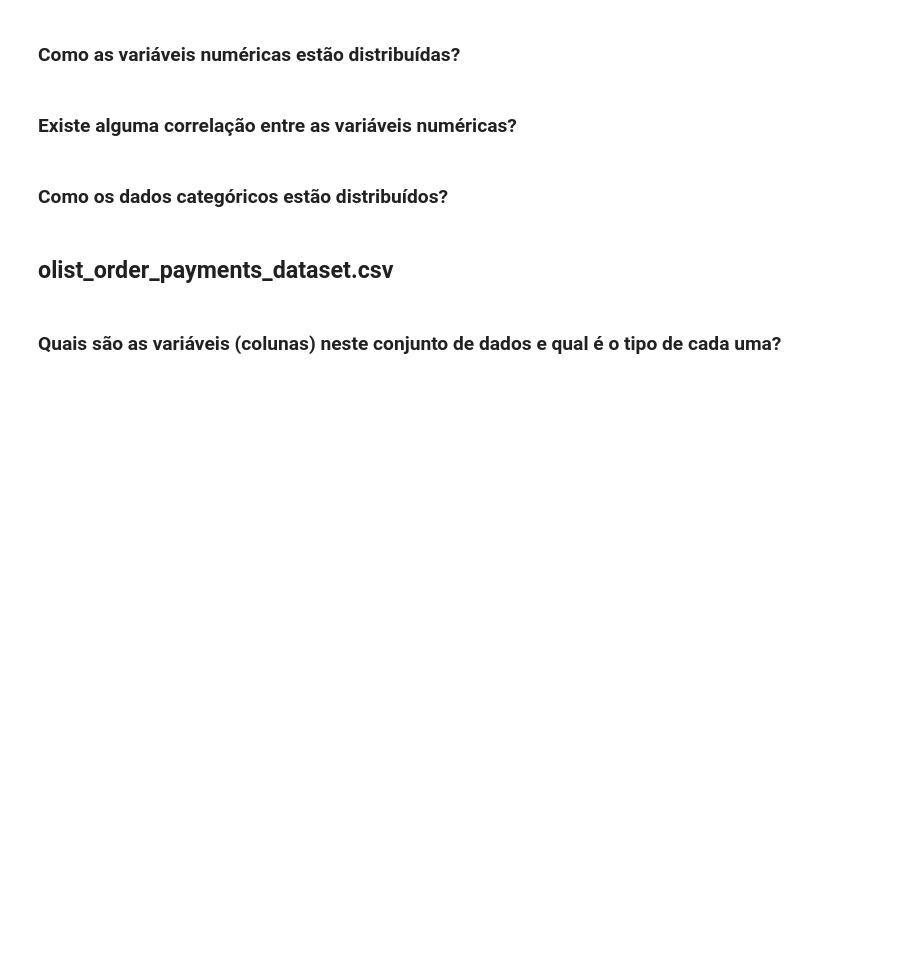
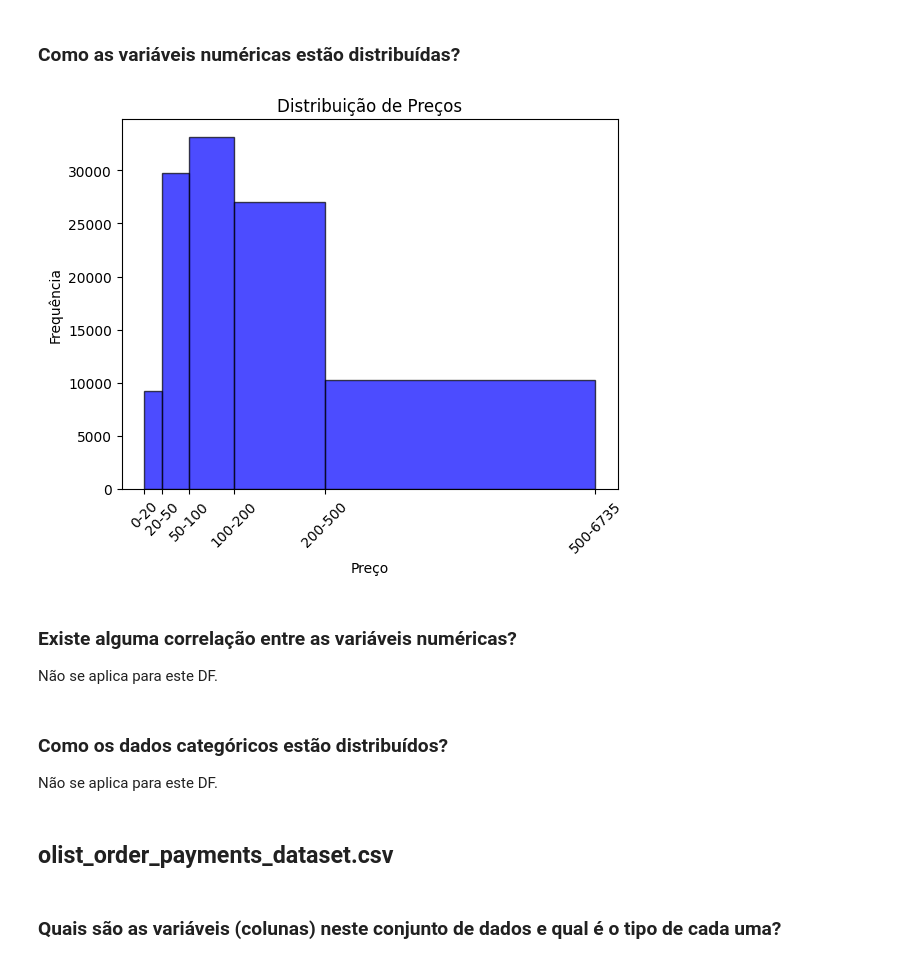
Before and after one commit to 4m0r1m/estatistica-um-projeto, a Jupyter notebook: notebook_projeto.ipynb, the cells around one changed output. Drawn from its saved outputs; the diff is of its cells as text; code cells hidden in the pictures; blank space fills up the shorter version.

Commit message:
Analise dataset order_items

```diff
--- a/notebook_projeto.ipynb
+++ b/notebook_projeto.ipynb
@@ -151,3 +151,7 @@ Não se aplica para este DF.
 ## olist_order_items_dataset.csv
 # %%
 order_items_path = f'{DATASET_PATH}olist_order_items_dataset.csv'
+
+df_order_items = pd.read_csv(order_items_path)
+
+df_order_items.head()
@@ -160,9 +211,25 @@ order_items_path = f'{DATASET_PATH}olist_order_items_dataset.csv'
 # %% [markdown]
 ### Como as variáveis numéricas estão distribuídas?
+# %%
+precos = df_order_items['price']
+
+bins = [0, 20, 50, 100, 200, 500, np.inf]
+
+# Gráfico de histograma
+plt.hist(precos, bins=bins, alpha=0.7, color='blue', edgecolor='black')
+plt.xticks(bins[:-1], ['0-20', '20-50', '50-100', '100-200', '200-500', '500-6735'], rotation=45)
+plt.title('Distribuição de Preços')
+plt.xlabel('Preço')
+plt.ylabel('Frequência')
+plt.show()
+# %% [output]
+[figure, added]
 # %% [markdown]
 ### Existe alguma correlação entre as variáveis numéricas?
+Não se aplica para este DF.
 # %% [markdown]
 ### Como os dados categóricos estão distribuídos?
+Não se aplica para este DF.
 # %% [markdown]
 ## olist_order_payments_dataset.csv
 # %%
```
Also changed, not shown: parts of 6 cells of this notebook.
